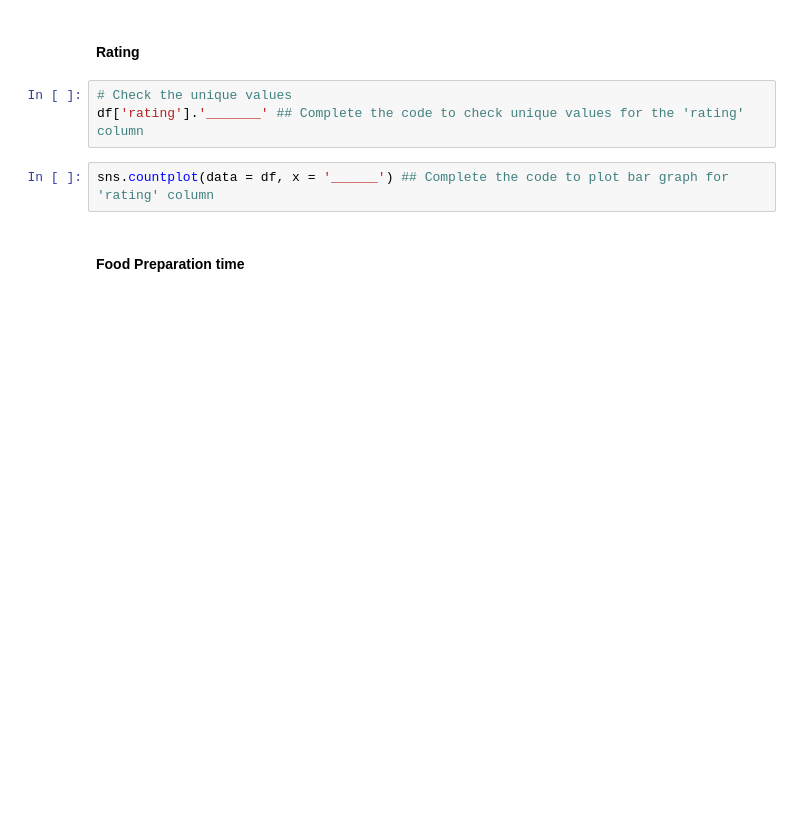
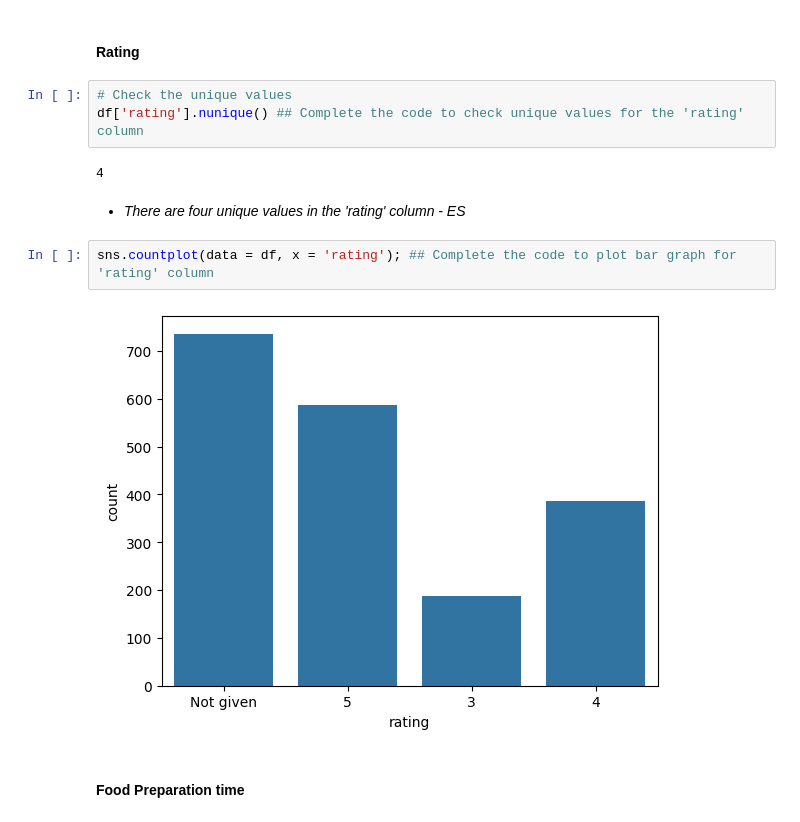
Before and after one commit to erika024/afs-labs-student, a Jupyter notebook: PYF_Project_LearnerNotebook_LowCode.ipynb, the cells around one changed output. Cells and saved outputs as stored; diff of their text form; blank space fills up the shorter version.

```diff
--- a/PYF_Project_LearnerNotebook_LowCode.ipynb
+++ b/PYF_Project_LearnerNotebook_LowCode.ipynb
@@ -247,9 +247,17 @@ sns.countplot(data = df, x = 'day_of_the_week'); ## Complete the code to plot a
 #### Rating
 # %%
 # Check the unique values
-df['rating'].'_______' ## Complete the code to check unique values for the 'rating' column
+df['rating'].nunique() ## Complete the code to check unique values for the 'rating' column
+# %% [output]
+4
+# %% [markdown]
+
+
+*   *There are four unique values in the 'rating' column - ES*
 # %%
-sns.countplot(data = df, x = '______') ## Complete the code to plot bar graph for 'rating' column
+sns.countplot(data = df, x = 'rating'); ## Complete the code to plot bar graph for 'rating' column
+# %% [output]
+[figure, added]
 # %% [markdown]
 #### Food Preparation time
 # %%
```
Also changed, not shown: parts of 9 cells of this notebook.
